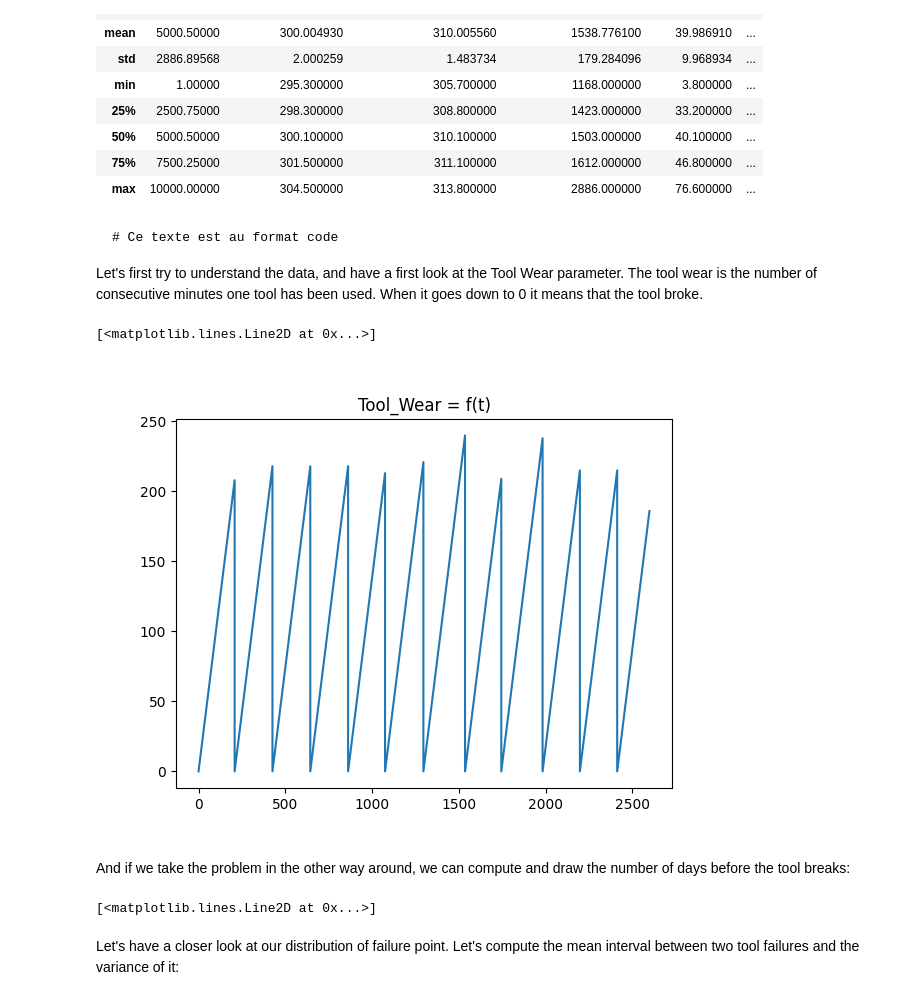
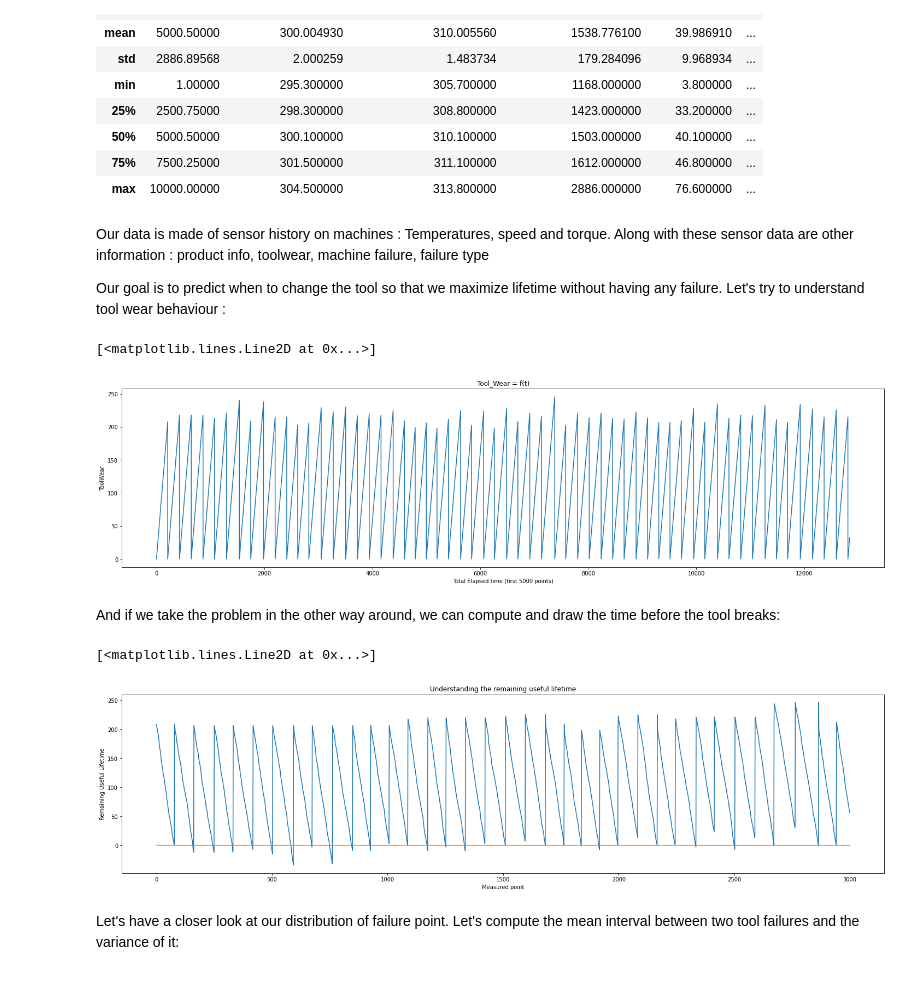
Before and after one commit to benjaminsalon/MALIS_Project, a Jupyter notebook: MALIS_Project.ipynb, the cells around one changed output. Cells and saved outputs as stored; diff of their text form; code cells hidden in the pictures.

````diff
--- a/MALIS_Project.ipynb
+++ b/MALIS_Project.ipynb
@@ -34,0 +16,14 @@ dtype: object
+# %%
+default_figsize = (25,6)
+
+class color:
+   PURPLE = '\033[95m'
+   CYAN = '\033[96m'
+   DARKCYAN = '\033[36m'
+   BLUE = '\033[94m'
+   GREEN = '\033[92m'
+   YELLOW = '\033[93m'
+   RED = '\033[91m'
+   BOLD = '\033[1m'
+   UNDERLINE = '\033[4m'
+   END = '\033[0m'
@@ -53,34 +52,39 @@ df.describe()
 | 50% | 5000.50000 | 300.100000 | 310.100000 | 1503.000000 | 40.100000 | ... |
 | 75% | 7500.25000 | 301.500000 | 311.100000 | 1612.000000 | 46.800000 | ... |
 | max | 10000.00000 | 304.500000 | 313.800000 | 2886.000000 | 76.600000 | ... |
-# %% [markdown]
-
-
-```
-# Ce texte est au format code
-```
-
-Let's first try to understand the data, and have a first look at the Tool Wear parameter. The tool wear is the number of consecutive minutes one tool has been used. When it goes down to 0 it means that the tool broke.
+# %% [markdown]
+Our data is made of sensor history on machines : Temperatures, speed and torque. Along with these sensor data are other information : product info, toolwear, machine failure, failure type
+
+
+Our goal is to predict when to change the tool so that we maximize lifetime without having any failure.
+</br>
+Let's try to understand tool wear behaviour :
 # %%
+# Computing the total elapsed time for display purposes
+
 totalTime = [0]*10000
 for i in range(1,10000):
   if df['Tool wear [min]'][i] == 0:
     totalTime[i] = totalTime[i-1]+df['Tool wear [min]'][i]
   else:
     totalTime[i] = totalTime[i-1] + df['Tool wear [min]'][i]-df['Tool wear [min]'][i-1]
-#plt.plot(totalTime)
+# plt.plot(totalTime)
 df['totalTime'] = totalTime
 
-plt.figure()
+# Let's plot
+plt.figure(figsize=default_figsize)
 plt.title("Tool_Wear = f(t)")
-plt.plot([df['totalTime'][i] for i in range(1000)], df['Tool wear [min]'][:1000])
+plt.ylabel("ToolWear")
+plt.xlabel("Total Elapsed time (first 5000 points)")
+plt.plot([df['totalTime'][i] for i in range(5000)], df['Tool wear [min]'][:5000])
 # %% [output]
 [<matplotlib.lines.Line2D at 0x...>]
-[figure, old version]
+[figure, new version]
 # %% [markdown]
-And if we take the problem in the other way around, we can compute and draw the number of days before the tool breaks:
+And if we take the problem in the other way around, we can compute and draw the time before the tool breaks:
 # %%
 y = []
+length=3000
 
 UDI_breaks = []
 for i in df.UDI:
@@ -90,16 +94,23 @@ for i in df.UDI:
 UDI_breaks_iterator = iter(UDI_breaks)
 actual_break_UDI = next(UDI_breaks_iterator)
 
-for i in range(3000):
+for i in range(length):
   if i > actual_break_UDI:
     # print(actual_break_UDI)
     actual_break_UDI = next(UDI_breaks_iterator)
   y.append(df['Tool wear [min]'][actual_break_UDI-1] - df['Tool wear [min]'][i])
 
+
+# Plotting the results
+plt.figure(figsize=default_figsize)
+plt.title("Understanding the remaining useful lifetime")
+plt.ylabel("Remaining Useful Lifetime")
+plt.xlabel("Measured point")
 plt.plot(y)
-plt.plot([0]*3000)
+plt.plot([0]*length)
 # %% [output]
 [<matplotlib.lines.Line2D at 0x...>]
+[figure, added]
 # %% [markdown]
 Let's have a closer look at our distribution of failure point. Let's compute the mean interval between two tool failures and the variance of it:
 # %%
````
Also changed, not shown: parts of 31 cells of this notebook.
